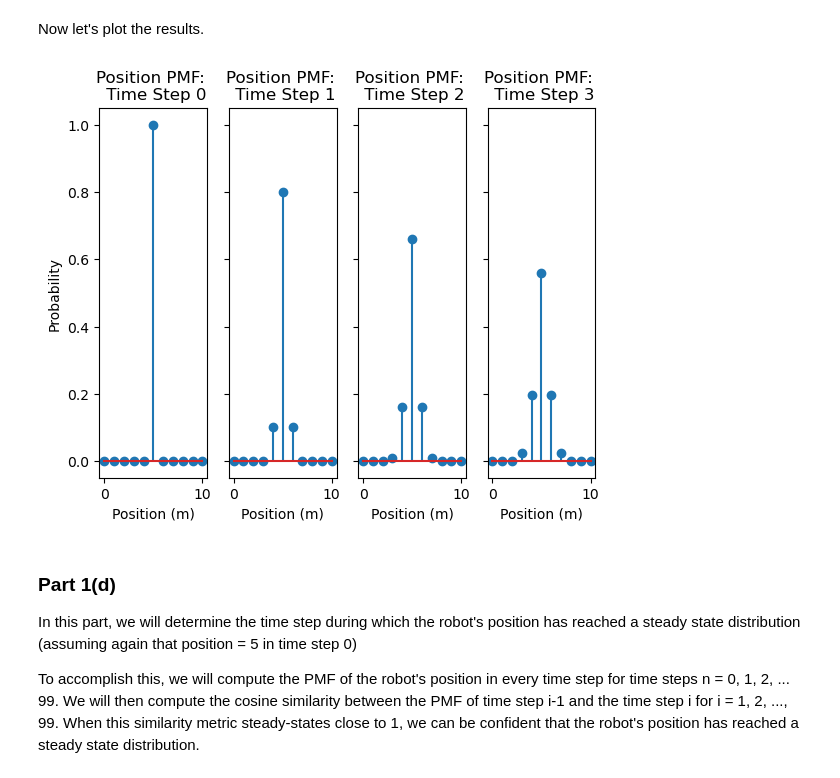
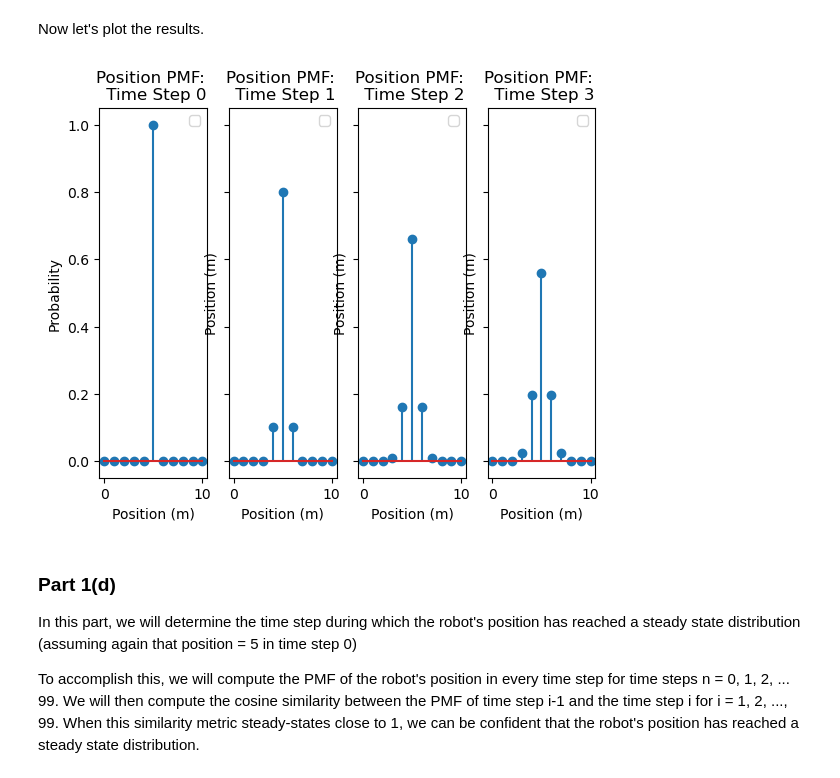
Before and after one commit to rafael-burger/E207-HW6, a Jupyter notebook: HW6.ipynb, the cells around one changed output. Saved outputs shown, nothing was run; the diff lists cells and outputs as text; code cells hidden in the pictures.

```diff
--- a/HW6.ipynb
+++ b/HW6.ipynb
@@ -107,0 +94,30 @@ plt.show()
+# %%
+def plot(y_values,  x_values = None, title = "", x_label = "", y_label = "", x_lim =None, y_lim = None, type = "plot", color=None, legend = [], ax=None):
+    """Generates Plots"""
+    # plt.figure()
+    if ax == None:
+        ax = plt.axes()
+
+    if x_values is None:
+        x_values = np.arange(len(y_values))
+
+    if color is not None:
+        specified_color = color
+    else:
+        specified_color = None
+
+    if type == "stem":
+        ax.stem(x_values, y_values, linefmt = specified_color)
+    else:
+        ax.plot(x_values, y_values, color = specified_color)
+
+    ax.legend(legend)
+    ax.set_title(title)
+    ax.set_xlabel(x_label)
+    ax.set_ylabel(y_label)
+
+    if y_lim is not None:
+        ax.set_xlim(x_lim)
+        ax.set_ylim(y_lim)
+
+    return ax
@@ -131,14 +153,16 @@ def plotPositionPMF(axis, pmf, title):
     axis.set_xlabel("Position (m)")
 # %%
 fig, (ax1, ax2, ax3, ax4) = plt.subplots(1,4, sharey = True)
-plotPositionPMF(ax1, pi, "Position PMF: \n Time Step 0")
-plotPositionPMF(ax2, pmf1, "Position PMF: \n Time Step 1")
-plotPositionPMF(ax3, pmf2, "Position PMF: \n Time Step 2")
-plotPositionPMF(ax4, pmf3, "Position PMF: \n Time Step 3")
+
+plot(pi, x_label = "Position (m)", y_label = "Position (m)", title="Position PMF: \n Time Step 0", ax=ax1, type="stem")
+plot(pmf1, x_label = "Position (m)", y_label = "Position (m)", title="Position PMF: \n Time Step 1", ax=ax2, type="stem")
+plot(pmf2, x_label = "Position (m)", y_label = "Position (m)", title="Position PMF: \n Time Step 2", ax=ax3, type="stem")
+plot(pmf3, x_label = "Position (m)", y_label = "Position (m)", title="Position PMF: \n Time Step 3", ax=ax4, type="stem")
+
 ax1.set_ylabel("Probability")
 plt.show()
 # %% [output]
-[figure, old version]
+[figure, new version]
 # %% [markdown]
 ### Part 1(d)
 
```
Also changed, not shown: parts of 32 cells of this notebook.
